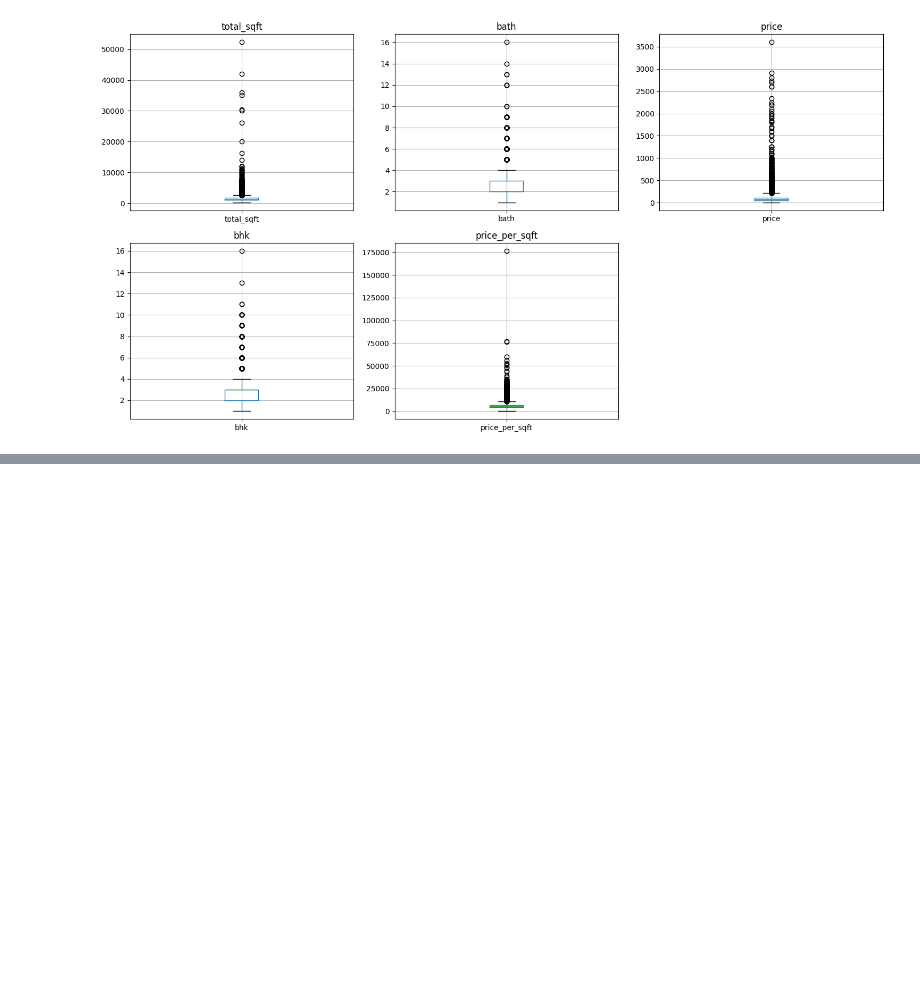
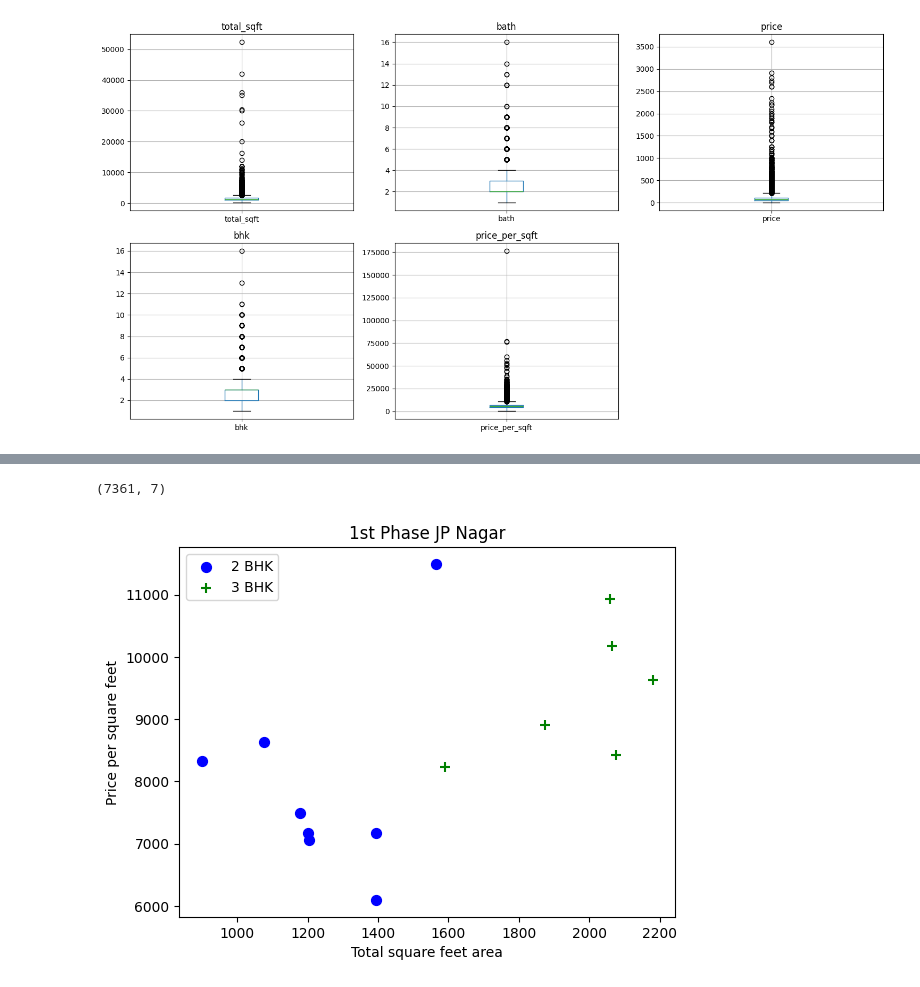
Before and after one commit to Its-Vikas-xd/Machine-Learning, a Jupyter notebook: Project/Real_Estate_price.ipynb, the cells around one changed output, grey strips where cells are left out. Saved outputs shown, nothing was run; the diff lists cells and outputs as text; code cells hidden in the pictures; blank space fills up the shorter version.

```diff
--- a/Project/Real_Estate_price.ipynb
+++ b/Project/Real_Estate_price.ipynb
@@ -319,2 +329,43 @@ array([ 3.,  4.,  2.,  5.,  1.,  6.,  8.,  7.,  9., 12., 16., 13.])
+# %%
+def remove_bhk_outliers(df):
+    exclude_indices = []
+
+    for location, location_df in df.groupby('location'):
+        # Calculate mean price_per_sqft for each bhk in this location
+        bhk_stats = location_df.groupby('bhk')['price_per_sqft'].mean().to_dict()
+        bhk_counts = location_df.groupby('bhk')['price_per_sqft'].count().to_dict()
+
+        for bhk, bhk_df in location_df.groupby('bhk'):
+            # Check previous BHK
+            if bhk - 1 in bhk_stats and bhk_counts[bhk - 1] > 5:
+                mean_prev_bhk = bhk_stats[bhk - 1]
+                # Exclude units with lower price_per_sqft than mean of previous BHK
+                indices_to_exclude = bhk_df[bhk_df.price_per_sqft < mean_prev_bhk].index
+                exclude_indices.extend(indices_to_exclude)
+
+    return df.drop(exclude_indices, axis='index')
+
+
+df3 = remove_bhk_outliers(df2)
+df3.shape
+# %% [output]
+(7361, 7)
+# %%
+def plot_scatter_chart(df, location):
+    bhk2 = df[(df.location == location) & (df.bhk == 2)]
+    bhk3 = df[(df.location == location) & (df.bhk == 3)]
+
+    plt.scatter(bhk2.total_sqft, bhk2.price_per_sqft, color="blue", label='2 BHK', s=50)
+    plt.scatter(bhk3.total_sqft, bhk3.price_per_sqft, marker="+", color="green", label='3 BHK', s=50)
+
+    plt.xlabel("Total square feet area")
+    plt.ylabel("Price per square feet")
+    plt.title(location)
+    plt.legend()
+    plt.show()
+
+plot_scatter_chart(df3, "1st Phase JP Nagar")
+# %% [output]
+[figure, added]
 # %%
 plt.figure(figsize=(8,5))
```
Also changed, not shown: parts of 25 cells of this notebook.
